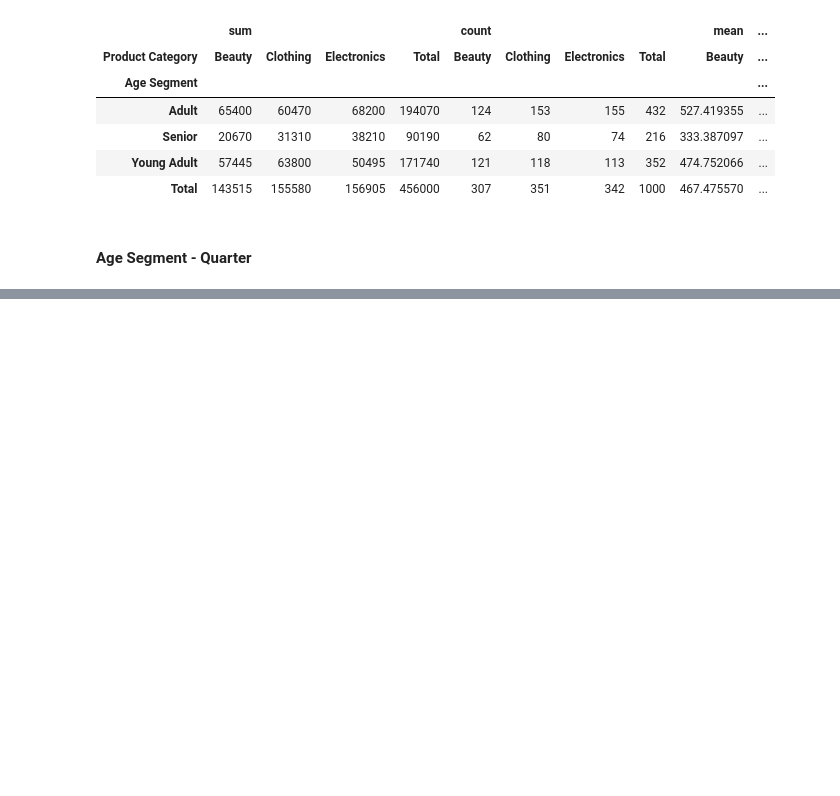
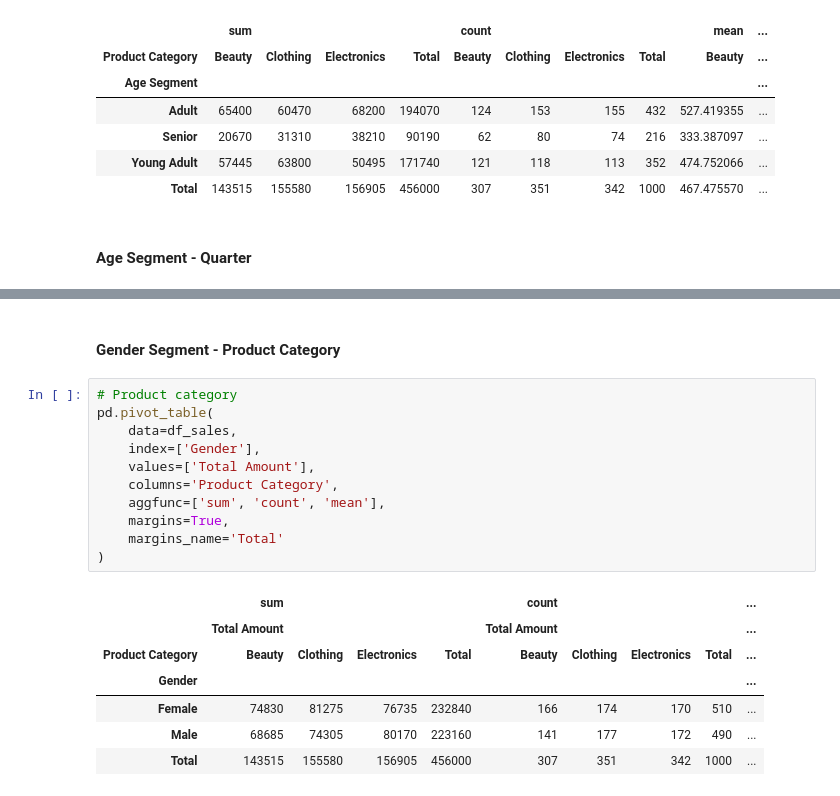
Before and after one commit to gracekaroma/analysis-of-sales-dataset, a Jupyter notebook: Sales Dataset Notebook.ipynb, the cells around one changed output, grey strips where cells are left out. Cells and saved outputs as stored; diff of their text form; blank space fills up the shorter version.

```diff
--- a/Sales Dataset Notebook.ipynb
+++ b/Sales Dataset Notebook.ipynb
@@ -424,0 +446,21 @@ pd.pivot_table(
+# %% [markdown]
+#### **Gender Segment - Product Category**
+# %%
+# Product category
+pd.pivot_table(
+    data=df_sales,
+    index=['Gender'],
+    values=['Total Amount'],
+    columns='Product Category',
+    aggfunc=['sum', 'count', 'mean'],
+    margins=True,
+    margins_name='Total'
+)
+# %% [output]
+|  | sum |  |  |  | count |  |  |  | ... |
+|  | Total Amount |  |  |  | Total Amount |  |  |  | ... |
+| Product Category | Beauty | Clothing | Electronics | Total | Beauty | Clothing | Electronics | Total | ... |
+| Gender |  |  |  |  |  |  |  |  | ... |
+| Female | 74830 | 81275 | 76735 | 232840 | 166 | 174 | 170 | 510 | ... |
+| Male | 68685 | 74305 | 80170 | 223160 | 141 | 177 | 172 | 490 | ... |
+| Total | 143515 | 155580 | 156905 | 456000 | 307 | 351 | 342 | 1000 | ... |
```
Also changed, not shown: parts of 7 cells of this notebook.
